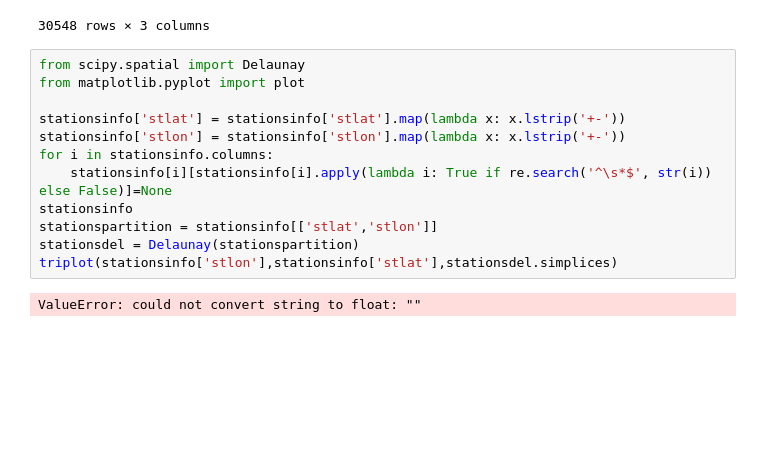
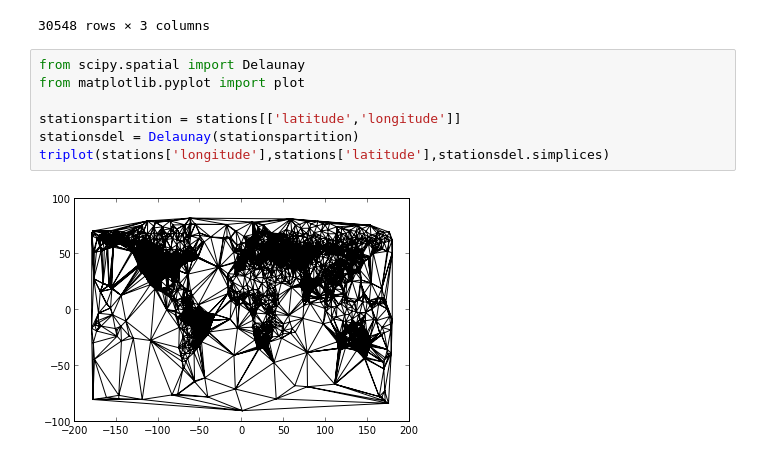
Before and after one commit to zeynepsu/UCSD_BigData, a Jupyter notebook: notebooks/weather.mapreduce/PCA.ipynb, the cells around one changed output. Saved outputs shown, nothing was run; the diff lists cells and outputs as text; blank space fills up the shorter version.

```diff
--- a/notebooks/weather.mapreduce/PCA.ipynb
+++ b/notebooks/weather.mapreduce/PCA.ipynb
@@ -501,17 +501,12 @@ stationsinfo
 | 59 | "010610" | "+70067" | "+025117" |
 |  | ... | ... | ... |
 30548 rows × 3 columns
-# %%
-from scipy.spatial import Delaunay
-from matplotlib.pyplot import plot
-
-stationsinfo['stlat'] = stationsinfo['stlat'].map(lambda x: x.lstrip('+-'))
-stationsinfo['stlon'] = stationsinfo['stlon'].map(lambda x: x.lstrip('+-'))
-for i in stationsinfo.columns:
-    stationsinfo[i][stationsinfo[i].apply(lambda i: True if re.search('^\s*$', str(i)) else False)]=None
-stationsinfo
-stationspartition = stationsinfo[['stlat','stlon']]
-stationsdel = Delaunay(stationspartition)
-triplot(stationsinfo['stlon'],stationsinfo['stlat'],stationsdel.simplices)
-# %% [output]
-ValueError: could not convert string to float: ""
+# %%
+from scipy.spatial import Delaunay
+from matplotlib.pyplot import plot
+
+stationspartition = stations[['latitude','longitude']]
+stationsdel = Delaunay(stationspartition)
+triplot(stations['longitude'],stations['latitude'],stationsdel.simplices)
+# %% [output]
+[figure, added]
```
